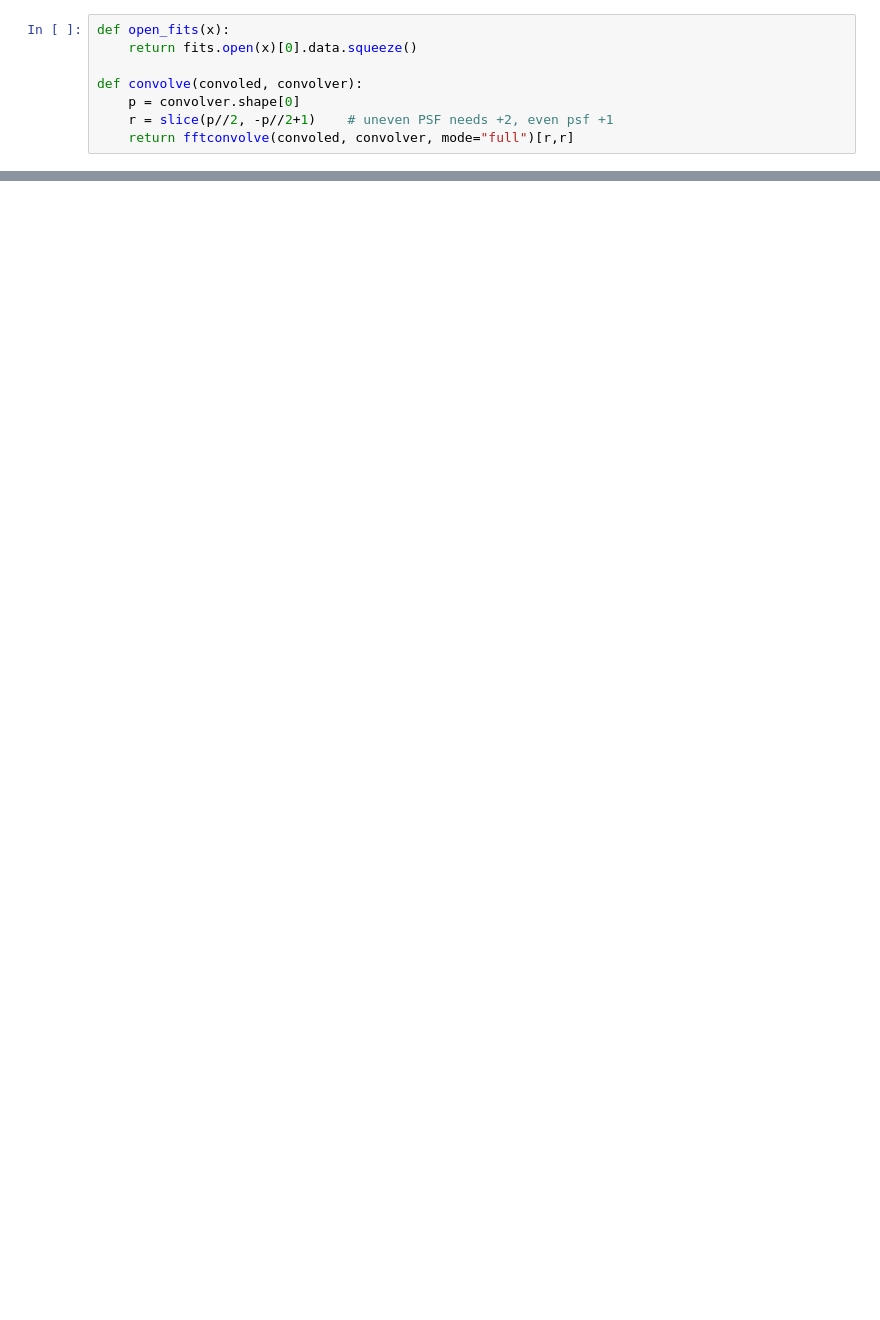
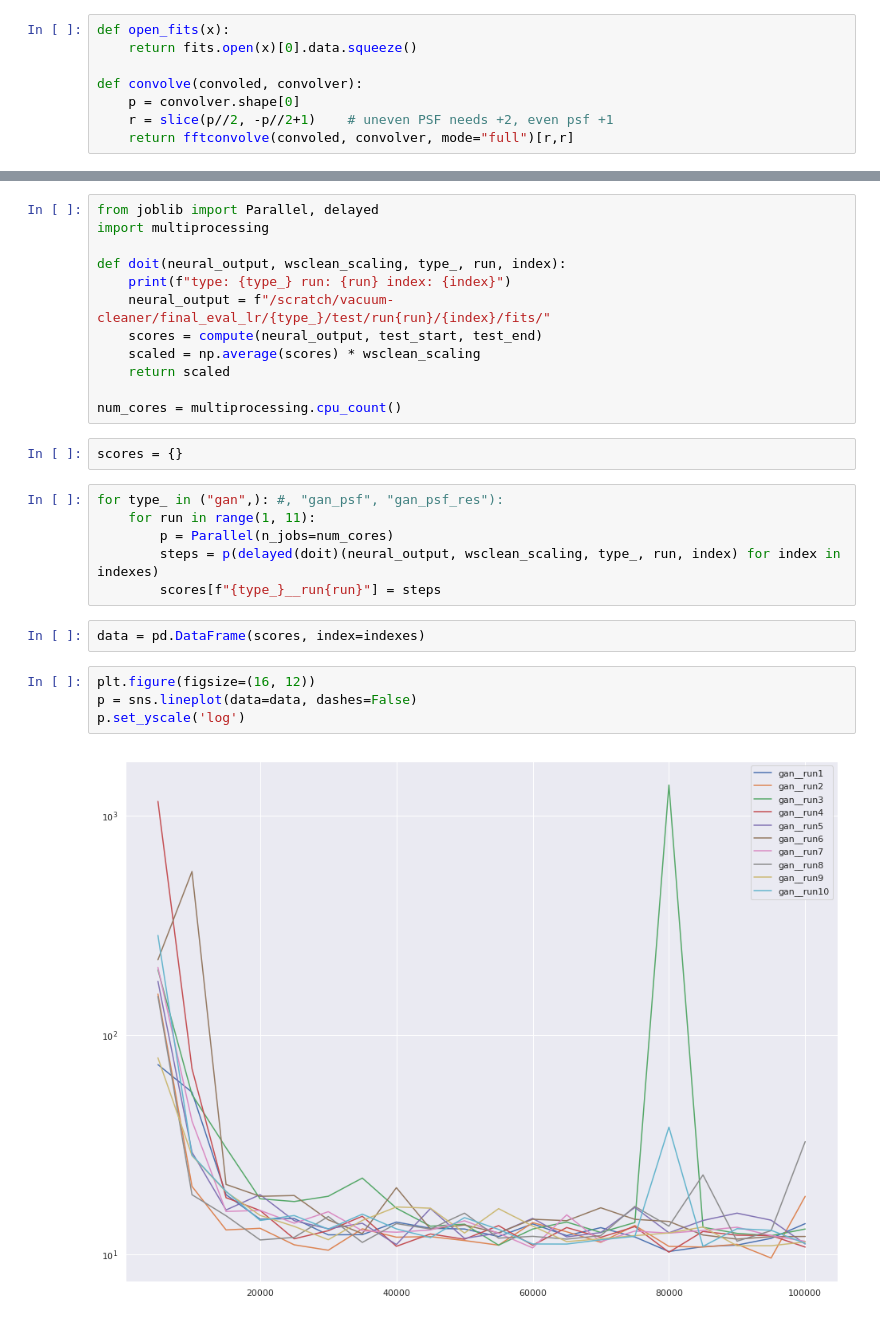
Before and after one commit to gijzelaerr/vacuum-cleaner, a Jupyter notebook: notebooks/Evaluate vacuum test for each checkpoint snapshot.ipynb, the cells around one changed output, grey strips where cells are left out. Drawn from its saved outputs; the diff is of its cells as text; blank space fills up the shorter version.

```diff
--- a/notebooks/Evaluate vacuum test for each checkpoint snapshot.ipynb
+++ b/notebooks/Evaluate vacuum test for each checkpoint snapshot.ipynb
@@ -152,0 +71,28 @@ plt.show()
+# %%
+from joblib import Parallel, delayed
+import multiprocessing
+
+def doit(neural_output, wsclean_scaling, type_, run, index):
+    print(f"type: {type_} run: {run} index: {index}")
+    neural_output = f"/scratch/vacuum-cleaner/final_eval_lr/{type_}/test/run{run}/{index}/fits/"
+    scores = compute(neural_output, test_start, test_end)
+    scaled = np.average(scores) * wsclean_scaling
+    return scaled
+
+num_cores = multiprocessing.cpu_count()
+# %%
+scores = {}
+# %%
+for type_ in ("gan",): #, "gan_psf", "gan_psf_res"):
+    for run in range(1, 11):
+        p = Parallel(n_jobs=num_cores)
+        steps = p(delayed(doit)(neural_output, wsclean_scaling, type_, run, index) for index in indexes)
+        scores[f"{type_}__run{run}"] = steps
+# %%
+data = pd.DataFrame(scores, index=indexes)
+# %%
+plt.figure(figsize=(16, 12))
+p = sns.lineplot(data=data, dashes=False)
+p.set_yscale('log')
+# %% [output]
+[figure, added]
```
Also changed, not shown: parts of 22 cells of this notebook, 8 other files.
